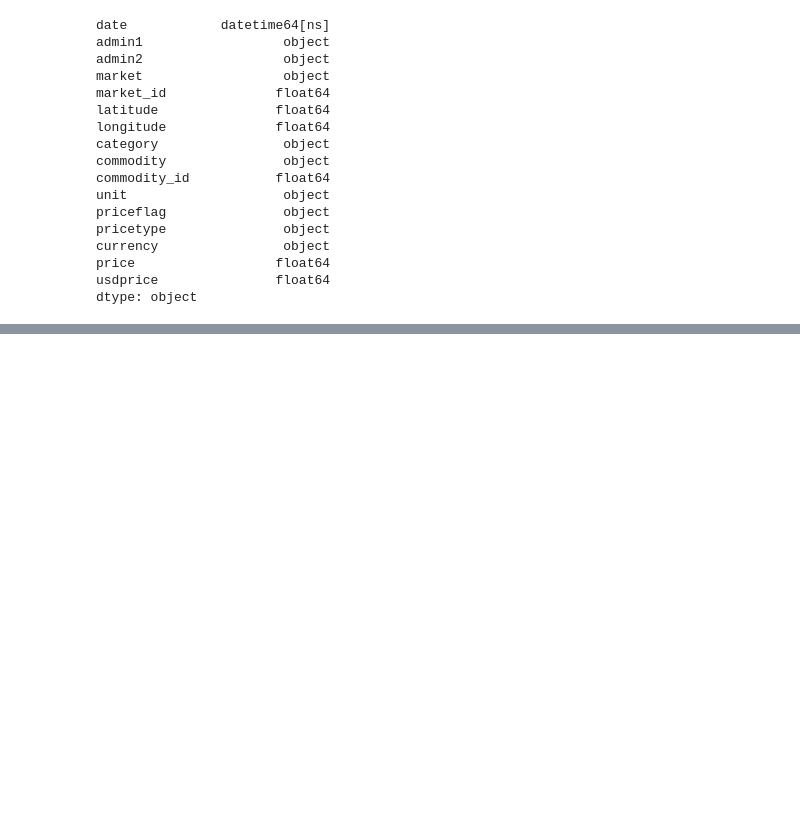
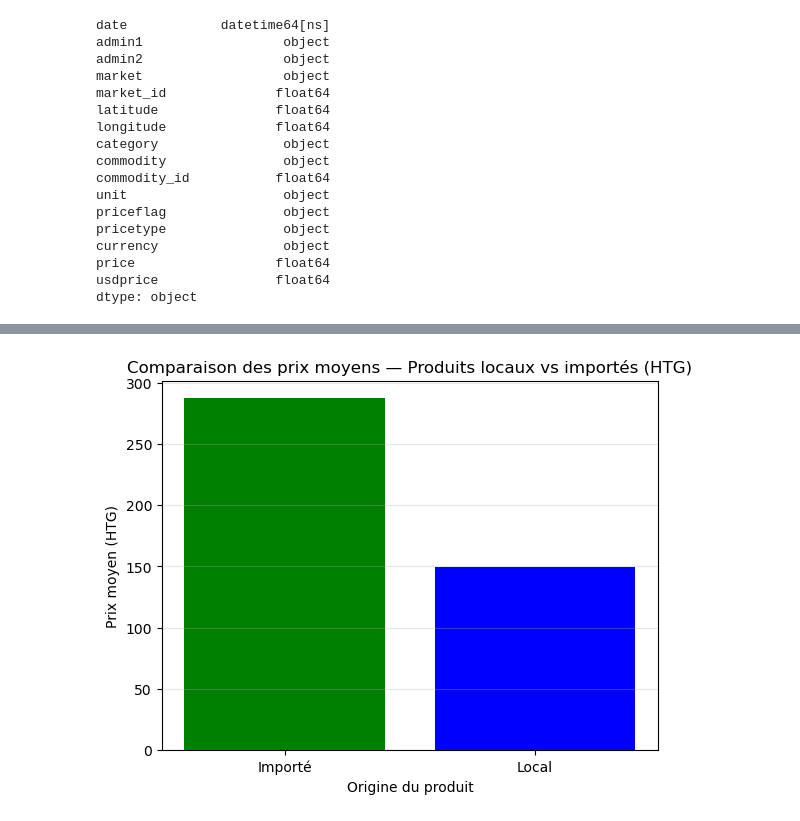
Before and after one commit to Einstein201/ML---World-Food-Programme-WFP-Food-Price---Haiti, a Jupyter notebook: Analyse_exploratoire.ipynb, the cells around one changed output, grey strips where cells are left out. Cells and saved outputs as stored; diff of their text form; code cells hidden in the pictures; blank space fills up the shorter version.

```diff
--- a/Analyse_exploratoire.ipynb
+++ b/Analyse_exploratoire.ipynb
@@ -171,0 +310,18 @@ Top modalités pour priceflag:
+# %%
+# Définition des catégories (à adapter selon ton connaissance du marché haïtien)
+local_products = [
+    'Maize meal (local)', 'Cassava', 'Yam', 'Plantain', 'Sweet potato',
+    'Beans (local)', 'Banana', 'Groundnut', 'Sugar (local)'
+]
+imported_products = [
+    'Rice (imported)', 'Rice (tchako)', 'Wheat flour (imported)',
+    'Oil (vegetable, imported)', 'Milk powder', 'Rice (imported, USA)'
+]
+
+# Création d’une colonne "origin"
+df['origin'] = df['commodity'].apply(
+    lambda x: 'Local' if x in local_products
+    else 'Importé' if x in imported_products
+    else 'Inconnu'
+)
+df.head()
@@ -171,0 +337,19 @@ Top modalités pour priceflag:
+# %%
+val = 'price' if 'price' in df.columns else 'usdprice'
+cur = 'HTG' if val == 'price' else 'USD'
+
+avg_origin = (
+    df[df['origin'] != 'Inconnu']
+    .groupby('origin')[val]
+    .mean()
+    .reset_index()
+)
+
+plt.bar(avg_origin['origin'], avg_origin[val], color=['green','blue'])
+plt.title(f"Comparaison des prix moyens — Produits locaux vs importés ({cur})")
+plt.xlabel("Origine du produit")
+plt.ylabel(f"Prix moyen ({cur})")
+plt.grid(axis='y', alpha=0.3)
+plt.show()
+# %% [output]
+[figure, added]
```
Also changed, not shown: parts of 19 cells of this notebook.
